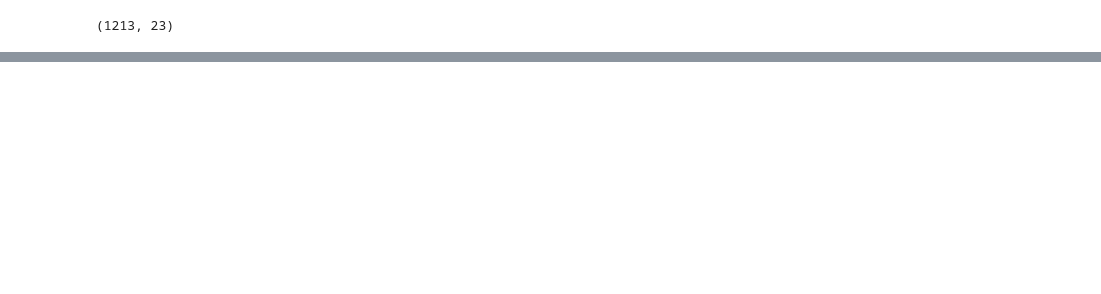
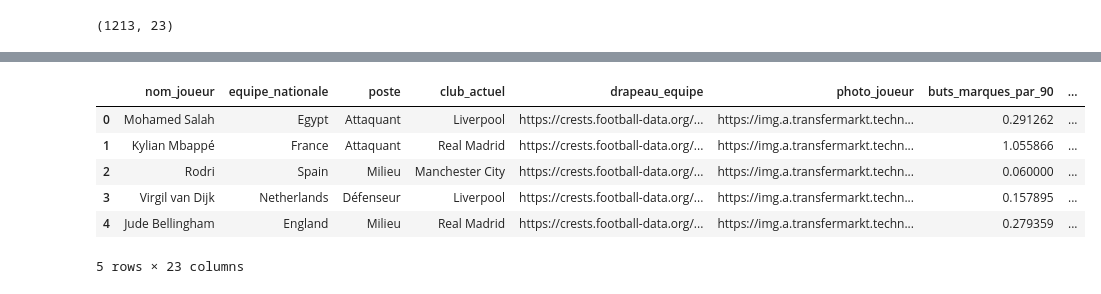
Before and after one commit to romainlafforgue-alt/WorldCup2026, a Jupyter notebook: notebooks/merge_overall.ipynb, the cells around one changed output, grey strips where cells are left out. Cells and saved outputs as stored; diff of their text form; code cells hidden in the pictures; blank space fills up the shorter version.

```diff
--- a/notebooks/merge_overall.ipynb
+++ b/notebooks/merge_overall.ipynb
@@ -111,0 +115,13 @@ df_final.to_csv("df_overall_joueurs.csv")
+# %%
+# Remplace partout dans le DataFrame
+df_final = df_final.fillna(50)
+# %%
+df_final.head()
+# %% [output]
+|  | nom_joueur | equipe_nationale | poste | club_actuel | drapeau_equipe | photo_joueur | buts_marques_par_90 | ... |
+| 0 | Mohamed Salah | Egypt | Attaquant | Liverpool | https://crests.football-data.org/... | https://img.a.transfermarkt.techn... | 0.291262 | ... |
+| 1 | Kylian Mbappé | France | Attaquant | Real Madrid | https://crests.football-data.org/... | https://img.a.transfermarkt.techn... | 1.055866 | ... |
+| 2 | Rodri | Spain | Milieu | Manchester City | https://crests.football-data.org/... | https://img.a.transfermarkt.techn... | 0.060000 | ... |
+| 3 | Virgil van Dijk | Netherlands | Défenseur | Liverpool | https://crests.football-data.org/... | https://img.a.transfermarkt.techn... | 0.157895 | ... |
+| 4 | Jude Bellingham | England | Milieu | Real Madrid | https://crests.football-data.org/... | https://img.a.transfermarkt.techn... | 0.279359 | ... |
+5 rows × 23 columns
```
Also changed, not shown: parts of 5 cells of this notebook, 5 other files.
